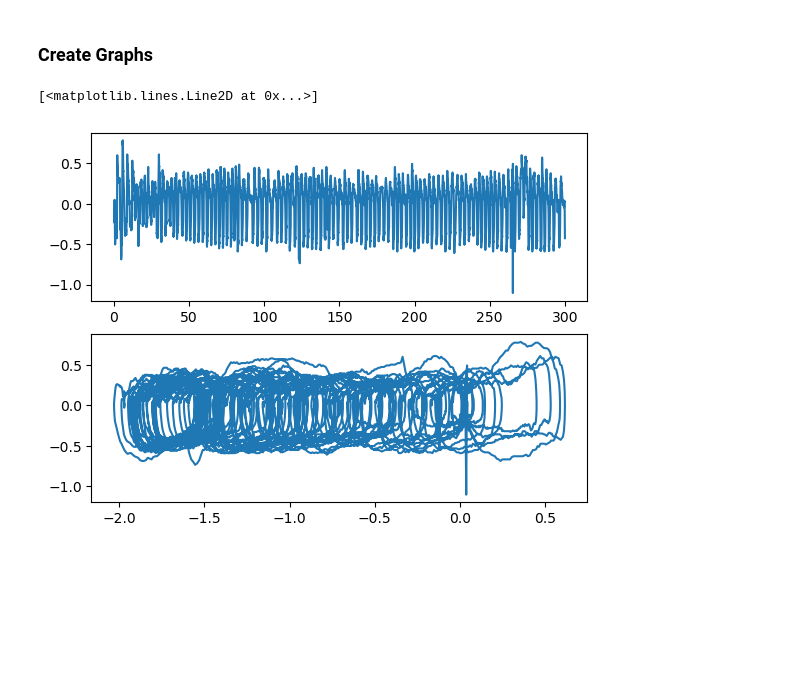
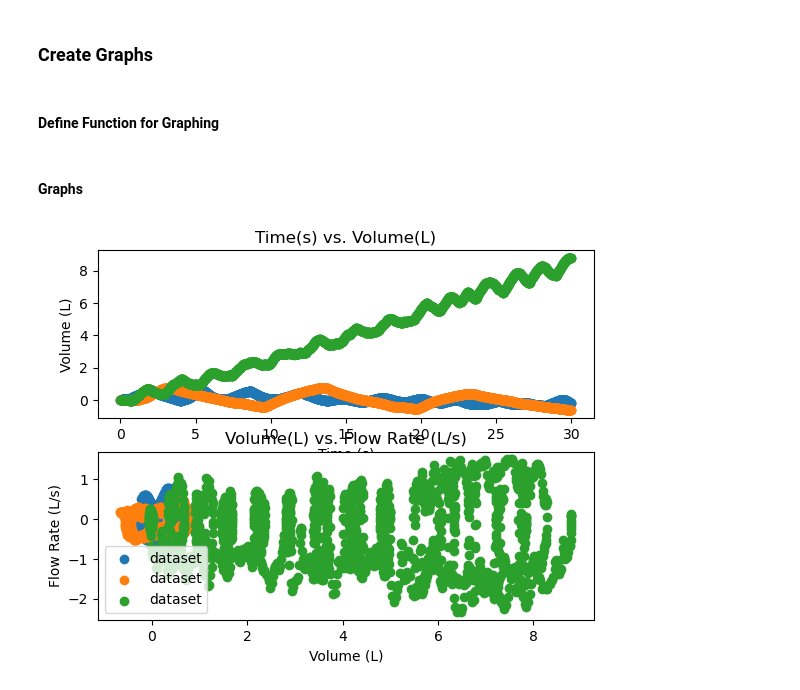
Before and after one commit to chenyenru/math_ia, a Jupyter notebook: main.ipynb, the cells around one changed output. Cells and saved outputs as stored; diff of their text form; code cells hidden in the pictures; blank space fills up the shorter version.

Commit message:
data added

```diff
--- a/main.ipynb
+++ b/main.ipynb
@@ -7,0 +12,7 @@ import matplotlib.pyplot as plt
+# %%
+quiet = pd.read_csv("spiro-quiet.csv")
+deep = pd.read_csv("spiro-deep.csv")
+run = pd.read_csv("spiro-run.csv")
+
+dataset = [quiet, deep, run]
+run
@@ -8,13 +33,40 @@ import matplotlib.pyplot as plt
 # %% [markdown]
 ### Create Graphs
-# %%
-data = pd.read_csv("spiro-quiet.csv")
-
-plt.figure(1)
-plt.subplot(211)
-plt.plot(data['Run 1: Time (s)'], data['Run 1: Flow Rate (L/s)'])
-plt.subplot(212)
-plt.plot(data['Run 1: Volume (L)'], data["Run 1: Flow Rate (L/s)"])
-# %% [output]
-[<matplotlib.lines.Line2D at 0x...>]
-[figure, removed]
+# %% [markdown]
+#### Define Function for Graphing
+# %%
+def get_name(variable):
+    return f'{variable=}'.split('=')[0]
+
+
+
+def plot(dataset, run_count=1):
+    dataset_name = f'{dataset=}'.split('=')[0]
+    # plt.figure(run_count)
+    # Plot 1
+    plt.subplot(211)
+    plt.title("Time(s) vs. Volume(L)")
+    plt.xlabel("Time (s)")
+    plt.ylabel("Volume (L)")
+    plt.scatter(dataset[f'Run {run_count}: Time (s)'], dataset[f'Run {run_count}: Volume (L)'], label=dataset_name)
+
+    # Plot 2
+    plt.subplot(212)
+    plt.title("Volume(L) vs. Flow Rate (L/s)")
+    plt.xlabel("Volume (L)")
+    plt.ylabel("Flow Rate (L/s)")
+    plt.scatter(dataset[f'Run {run_count}: Volume (L)'], dataset[f"Run {run_count}: Flow Rate (L/s)"], label=dataset_name)
+
+    plt.legend()
+
+
+def segmenting(dataset, time_length=180, run_count=1):
+    vars(sys.modules[__name__])[f"{dataset}_segmented"] = dataset[dataset[f'Run {run_count}: Time (s)'] < time_length]
+# %% [markdown]
+#### Graphs
+# %%
+for i in range(len(dataset)):
+    segmenting(dataset[i], time_length=30, run_count=i+1)
+    plot(vars(sys.modules[__name__])[f"{dataset[i]}_segmented"], run_count=i+1)
+# %% [output]
+[figure, added]
```
Also changed, not shown: parts of 3 cells of this notebook, 2 other files.
